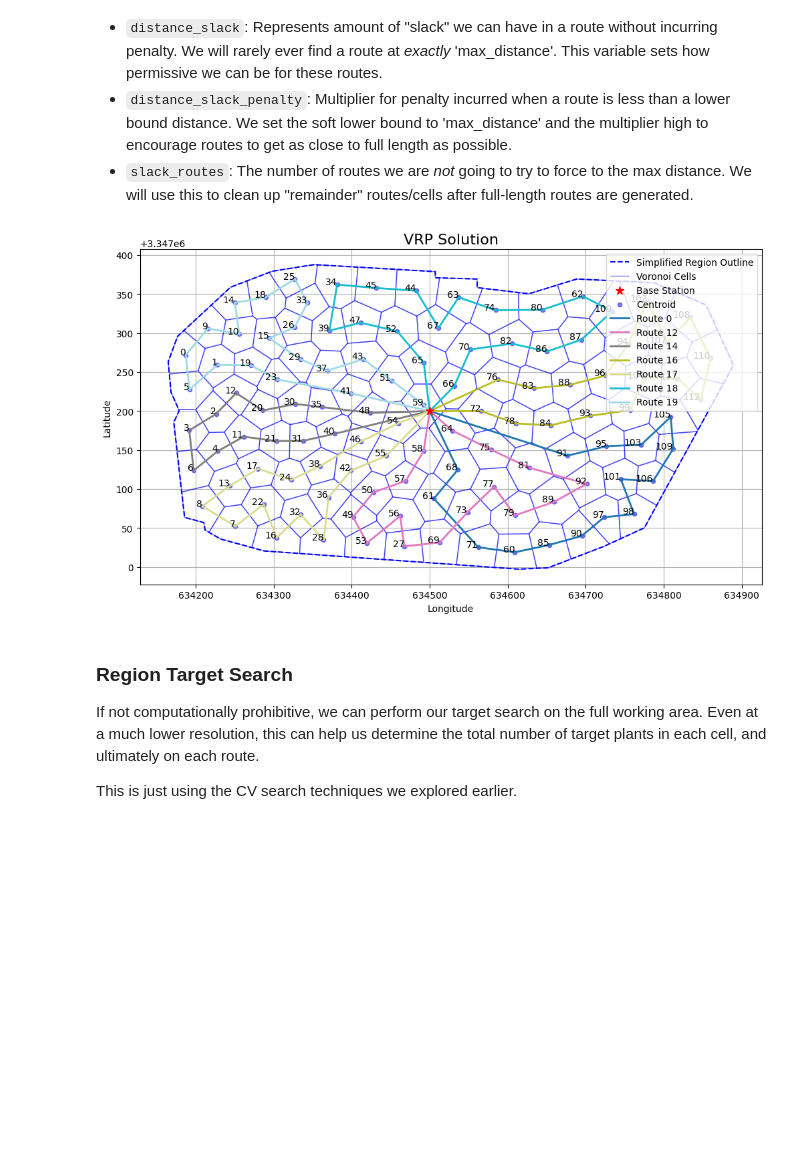
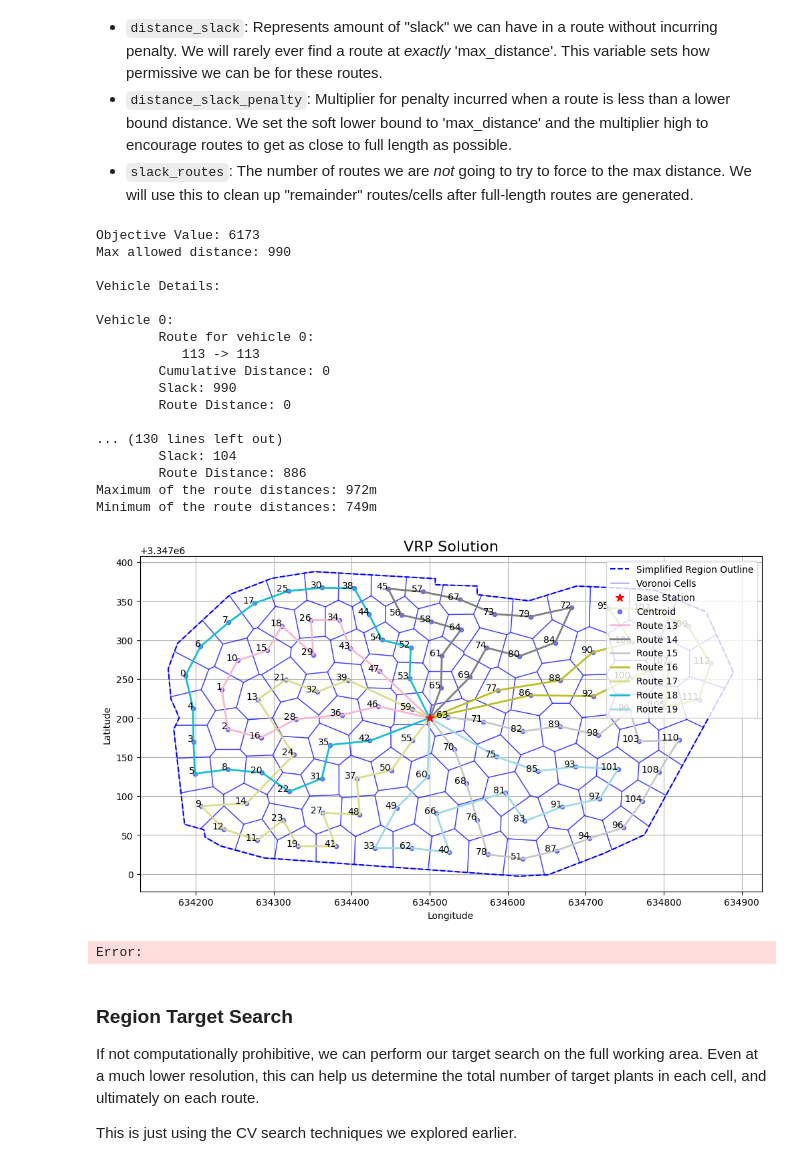
Before and after one commit to javelina-works/unsupervised-cv-search, a Jupyter notebook: content/notebooks/work_plan.ipynb, the cells around one changed output. Cells and saved outputs as stored; diff of their text form; code cells hidden in the pictures; blank space fills up the shorter version.

```diff
--- a/content/notebooks/work_plan.ipynb
+++ b/content/notebooks/work_plan.ipynb
@@ -199,35 +199,53 @@ num_vehicles = 20
 from macro_planning.trip_routing import (
     create_distance_matrix,
     solve_basic_vrp,
 )
 from macro_planning.visualize_routing import plot_vrp_solution
 
 distance_matrix = create_distance_matrix(cell_gdf, base_station_gdf) # excluding intra-workload cost
 num_cells = len(distance_matrix)-1 # Number of stops
 # num_vehicles = math.ceil(math.sqrt(num_cells)) + 1
 
 # print(f"num_cells: {num_cells}")
 # print(f"num_vehicles: {num_vehicles}")
 
 data = {
     "core": {
         "distance_matrix": distance_matrix,
         "num_vehicles": num_vehicles,
         "depot_index": num_cells,
         "max_distance": max_distance,
         "distance_slack": distance_slack,
         "distance_slack_penalty": distance_slack_penalty,
         "slack_routes": slack_routes
     }
 }
 
-print_routes = False # Set to True to see individual route statistics
+print_routes = True # Set to True to see individual route statistics
 routes = solve_basic_vrp(data, print_routes)
 
 # If solved, plot solution
 plot_vrp_solution(cell_gdf, distance_matrix, simplified_polygon, base_station_gdf, routes)
 # %% [output]
+Objective Value: 6173
+Max allowed distance: 990
+
+Vehicle Details:
+
+Vehicle 0:
+        Route for vehicle 0:
+           113 -> 113
+        Cumulative Distance: 0
+        Slack: 990
+        Route Distance: 0
+
+... (130 lines left out)
+        Slack: 104
+        Route Distance: 886
+Maximum of the route distances: 972m
+Minimum of the route distances: 749m
-[figure, old version]
+[figure, new version]
+Error:
 # %% [markdown]
 ### Region Target Search
 
```
Also changed, not shown: parts of 1 cell of this notebook, 7 other files.
